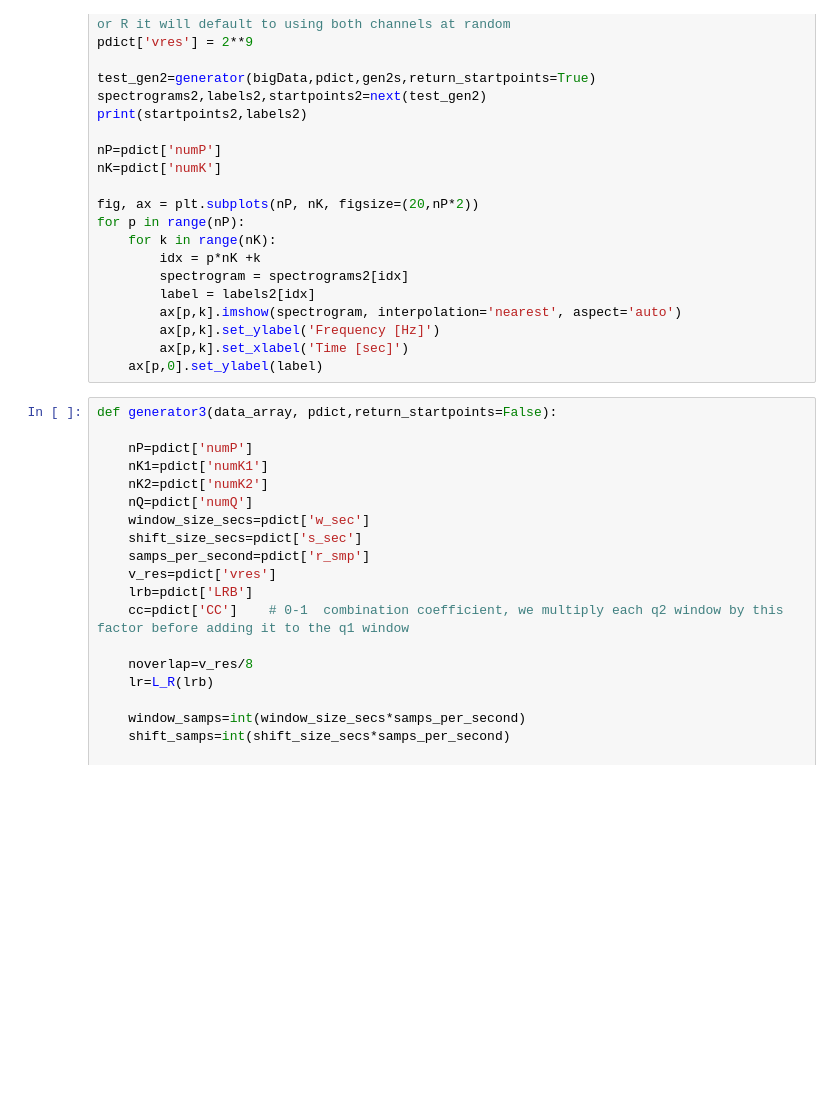
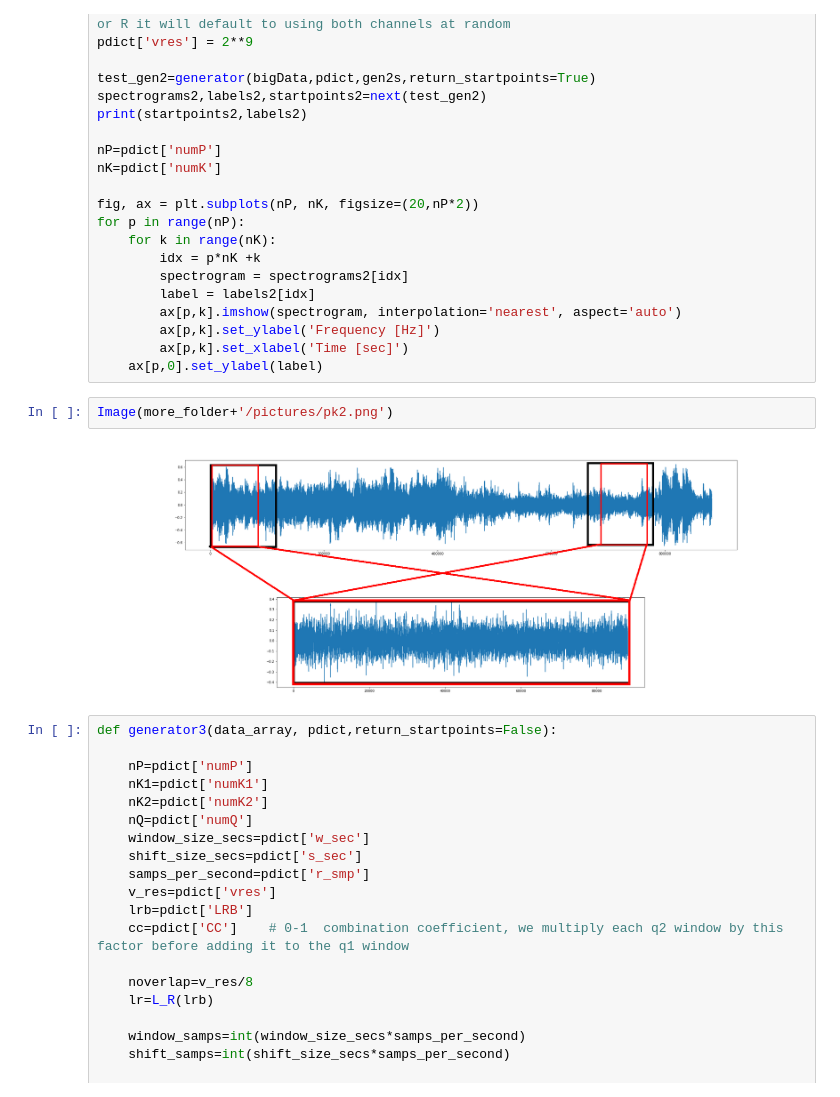
Before and after one commit to danrabayda/StarScream, a Jupyter notebook: NoiseNet1.0_20220602_DPR.ipynb, the cells around one changed output. Cells and saved outputs as stored; diff of their text form; blank space fills up the shorter version.

```diff
--- a/NoiseNet1.0_20220602_DPR.ipynb
+++ b/NoiseNet1.0_20220602_DPR.ipynb
@@ -318,6 +324,10 @@ for p in range(nP):
         ax[p,k].set_ylabel('Frequency [Hz]')
         ax[p,k].set_xlabel('Time [sec]')
     ax[p,0].set_ylabel(label)
+# %%
+Image(more_folder+'/pictures/pk2.png')
+# %% [output]
+[figure, added]
 # %%
 def generator3(data_array, pdict,return_startpoints=False):
 
```
Also changed, not shown: parts of 7 cells of this notebook, 1 other file.
